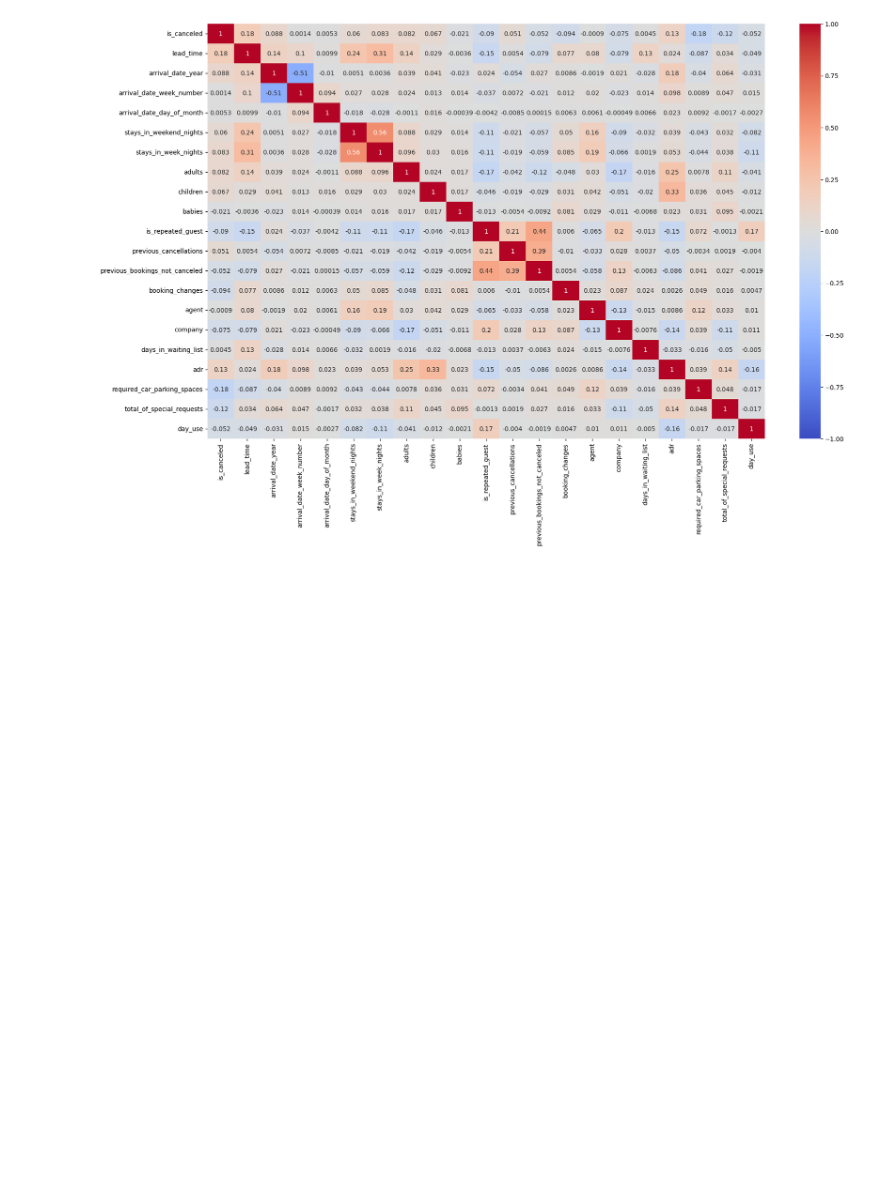
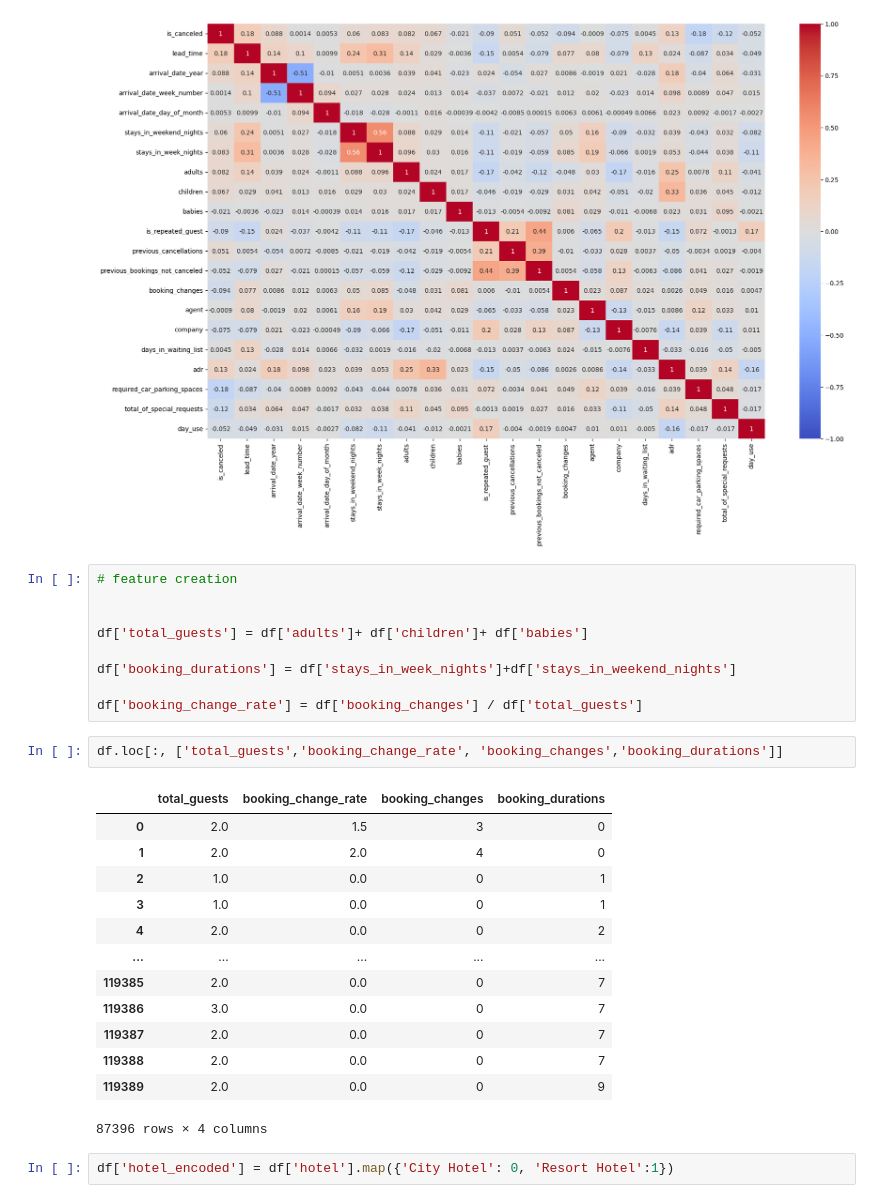
Before and after one commit to saairaam/Data-practice, a Jupyter notebook: linearRegression/hotel.ipynb, the cells around one changed output. Cells and saved outputs as stored; diff of their text form; blank space fills up the shorter version.

Commit message:
added some encoding for the columns

```diff
--- a/linearRegression/hotel.ipynb
+++ b/linearRegression/hotel.ipynb
@@ -162,3 +162,30 @@ sns.heatmap(cor_matrix,annot=True,cmap='coolwarm',vmin=-1,vmax=1)
 plt.show()
 # %% [output]
 [figure]
+# %%
+# feature creation
+
+
+df['total_guests'] = df['adults']+ df['children']+ df['babies']
+
+df['booking_durations'] = df['stays_in_week_nights']+df['stays_in_weekend_nights']
+
+df['booking_change_rate'] = df['booking_changes'] / df['total_guests']
+# %%
+df.loc[:, ['total_guests','booking_change_rate', 'booking_changes','booking_durations']]
+# %% [output]
+|  | total_guests | booking_change_rate | booking_changes | booking_durations |
+| 0 | 2.0 | 1.5 | 3 | 0 |
+| 1 | 2.0 | 2.0 | 4 | 0 |
+| 2 | 1.0 | 0.0 | 0 | 1 |
+| 3 | 1.0 | 0.0 | 0 | 1 |
+| 4 | 2.0 | 0.0 | 0 | 2 |
+| ... | ... | ... | ... | ... |
+| 119385 | 2.0 | 0.0 | 0 | 7 |
+| 119386 | 3.0 | 0.0 | 0 | 7 |
+| 119387 | 2.0 | 0.0 | 0 | 7 |
+| 119388 | 2.0 | 0.0 | 0 | 7 |
+| 119389 | 2.0 | 0.0 | 0 | 9 |
+87396 rows × 4 columns
+# %%
+df['hotel_encoded'] = df['hotel'].map({'City Hotel': 0, 'Resort Hotel':1})
```
Also changed, not shown: parts of 12 cells of this notebook.
